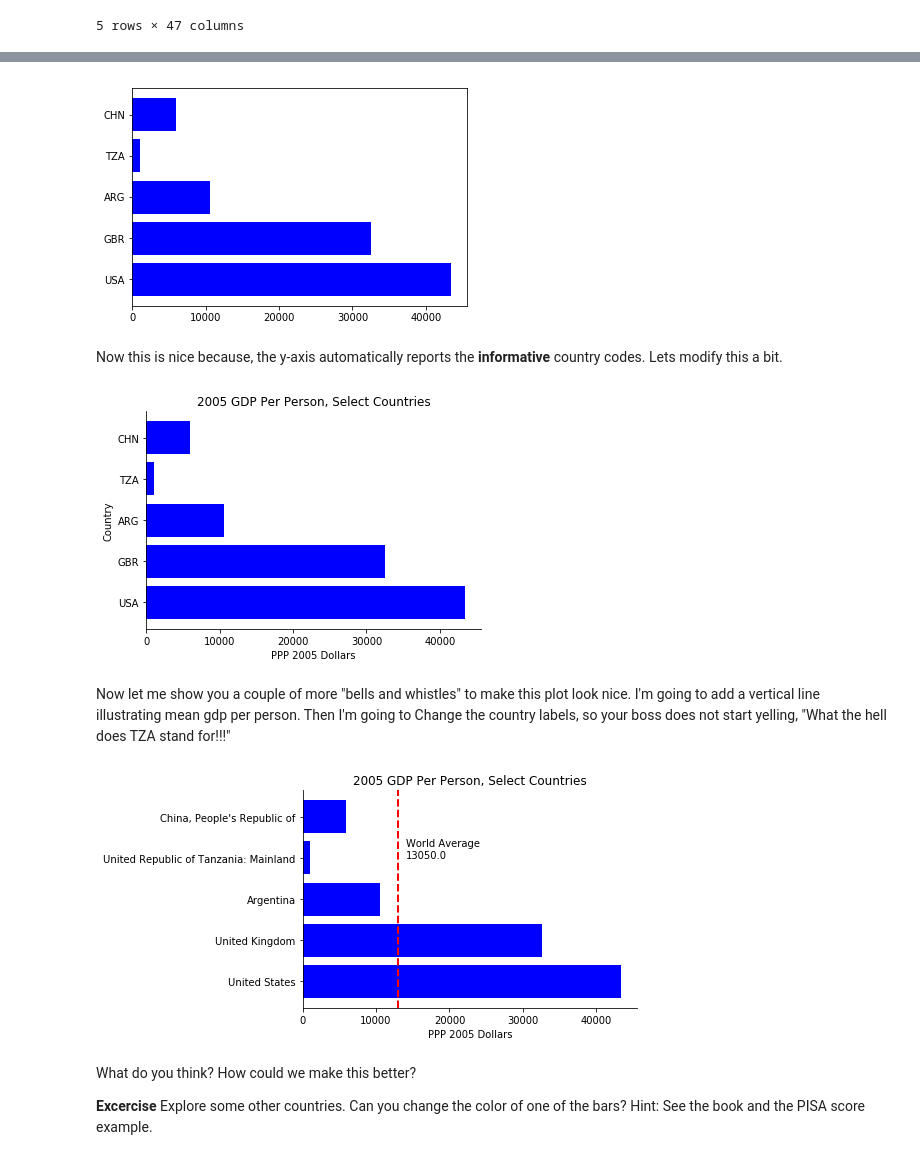
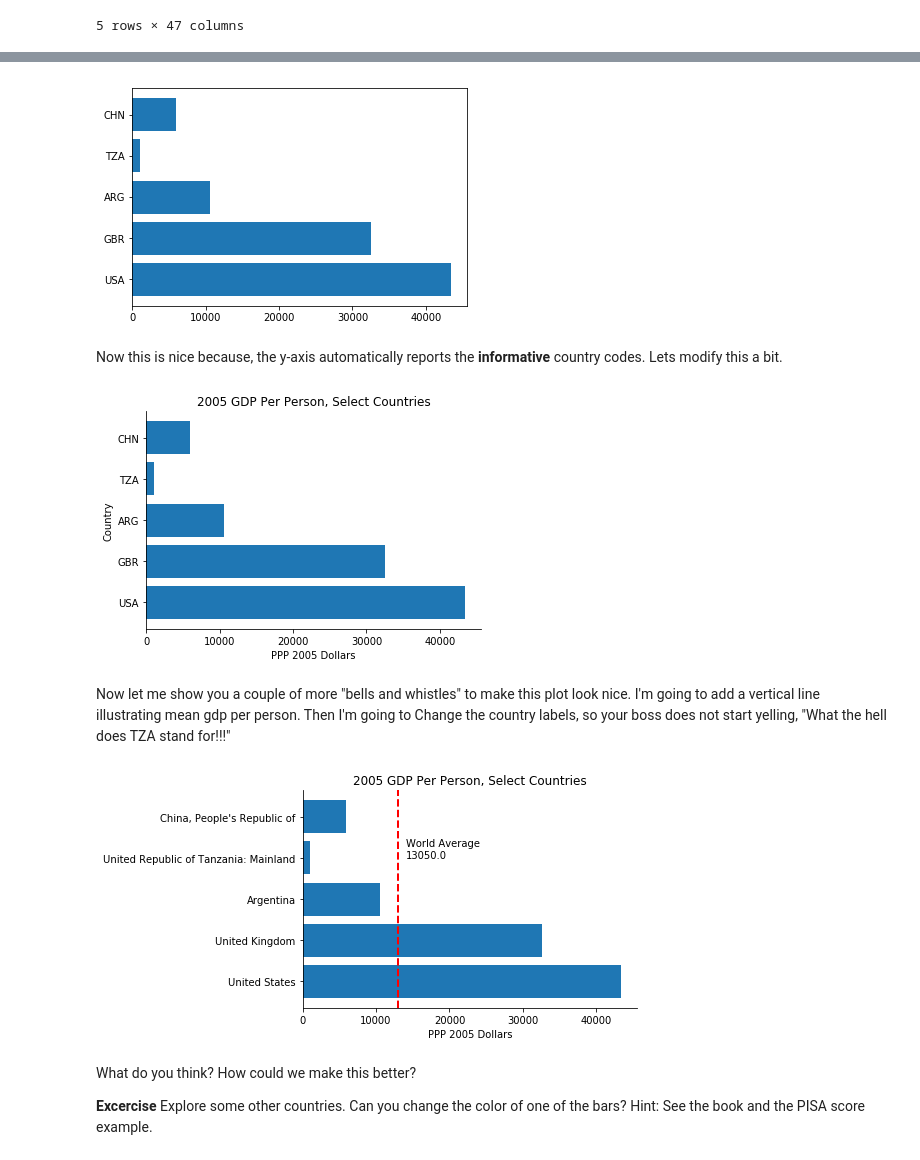
Before and after one commit to mwaugh0328/data_bootcamp_spring_2019, a Jupyter notebook: intro_to_matplotlib/clean/more_matplotlib_inequality.ipynb, the cells around one changed output, grey strips where cells are left out. Drawn from its saved outputs; the diff is of its cells as text; code cells hidden in the pictures.

```diff
--- a/intro_to_matplotlib/clean/more_matplotlib_inequality.ipynb
+++ b/intro_to_matplotlib/clean/more_matplotlib_inequality.ipynb
@@ -265,19 +276,17 @@ pwt_2005.loc[country_list].head()                  # The use the `loc' operation
 # %%
 fig, ax = plt.subplots()
 
-#.plot(kind='barh', ax=ax, color = 'b')
-
-ax.barh(country_list, pwt_2005.loc[country_list].gdp_pop, color = 'b')
+ax.barh(pwt_2005.loc[country_list].index, pwt_2005.loc[country_list].gdp_pop)
 
 plt.show()
 # %% [output]
-[figure, old version]
+[figure, new version]
 # %% [markdown]
 Now this is nice because, the y-axis automatically reports the **informative** country codes. Lets modify this a bit.
 # %%
 fig, ax = plt.subplots()
 
-ax.barh(country_list, pwt_2005.loc[country_list].gdp_pop, color = 'b')
+ax.barh(pwt_2005.loc[country_list].index, pwt_2005.loc[country_list].gdp_pop)
 
 ax.set_title("2005 GDP Per Person, Select Countries")
 ax.set_ylabel("Country")
@@ -288,7 +297,7 @@ ax.spines["top"].set_visible(False)
 
 plt.show()
 # %% [output]
-[figure, old version]
+[figure, new version]
 # %% [markdown]
 Now let me show you a couple of more "bells and whistles" to make this plot look nice. I'm going to add a vertical line illustrating mean gdp per person. Then I'm going to Change the country labels, so your boss does not start yelling, "What the hell does TZA stand for!!!"
 # %%
@@ -296,7 +305,7 @@ avg = pwt_2005.gdp_pop.mean()
 
 fig, ax = plt.subplots()
 
-ax.barh(country_list, pwt_2005.loc[country_list].gdp_pop, color = 'b')
+ax.barh(pwt_2005.loc[country_list].index, pwt_2005.loc[country_list].gdp_pop)
 
 ax.set_title("2005 GDP Per Person, Select Countries")
 ax.set_ylabel("") #By Changing the labeling, having a ylabel saying country is redundent, so remove it.
@@ -320,7 +329,7 @@ plt.savefig("bar.png", bbox_inches="tight", dpi = 600)
 
 plt.show()
 # %% [output]
-[figure, old version]
+[figure, new version]
 # %% [markdown]
 What do you think? How could we make this better?
 
```
Also changed, not shown: parts of 8 cells of this notebook.
